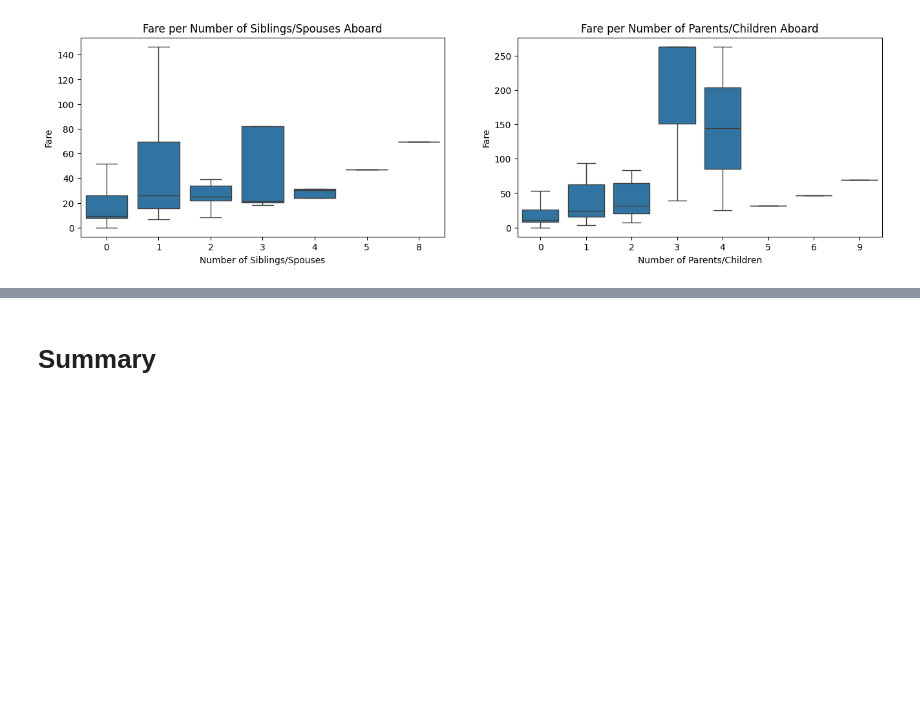
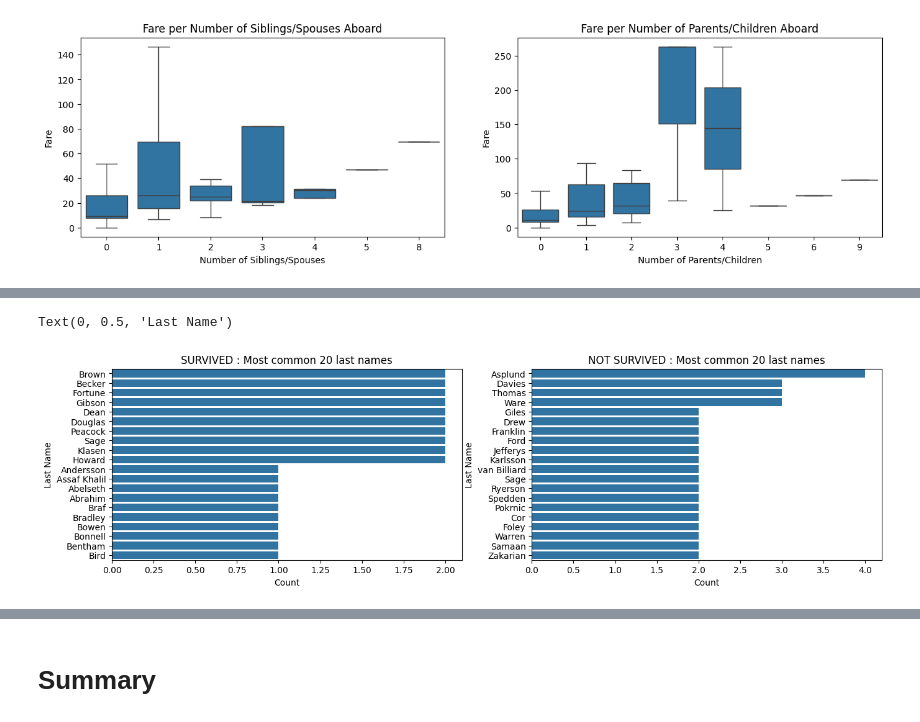
Before and after one commit to kri1mka/ml-intro, a Jupyter notebook: 2_data_exploration/eda.ipynb, the cells around one changed output, grey strips where cells are left out. Drawn from its saved outputs; the diff is of its cells as text; code cells hidden in the pictures; blank space fills up the shorter version.

```diff
--- a/2_data_exploration/eda.ipynb
+++ b/2_data_exploration/eda.ipynb
@@ -343,0 +357,17 @@ Text(0, 0.5, 'First Name')
+# %%
+top_survived_last_names = titanic_data.loc[titanic_data.Survived == True].groupby('LastName').Name.count().sort_values(ascending = False)
+top_not_survived_last_names = titanic_data.loc[titanic_data.Survived == False].groupby('LastName').Name.count().sort_values(ascending = False)
+fig, axes = plt.subplots(ncols=2, nrows=1, figsize=(16,4))
+
+sns.barplot(y=top_survived_last_names.iloc[0:20].index, x = top_survived_last_names.iloc[0:20].values , ax = axes[0])
+axes[0].set_title(f"SURVIVED : Most common 20 last names")
+axes[0].set_xlabel(f"Count")
+axes[0].set_ylabel(f"Last Name")
+
+sns.barplot(y=top_not_survived_last_names.iloc[0:20].index, x = top_not_survived_last_names.iloc[0:20].values , ax = axes[1])
+axes[1].set_title(f"NOT SURVIVED : Most common 20 last names")
+axes[1].set_xlabel(f"Count")
+axes[1].set_ylabel(f"Last Name")
+# %% [output]
+Text(0, 0.5, 'Last Name')
+[figure, added]
```
Also changed, not shown: parts of 7 cells of this notebook.
